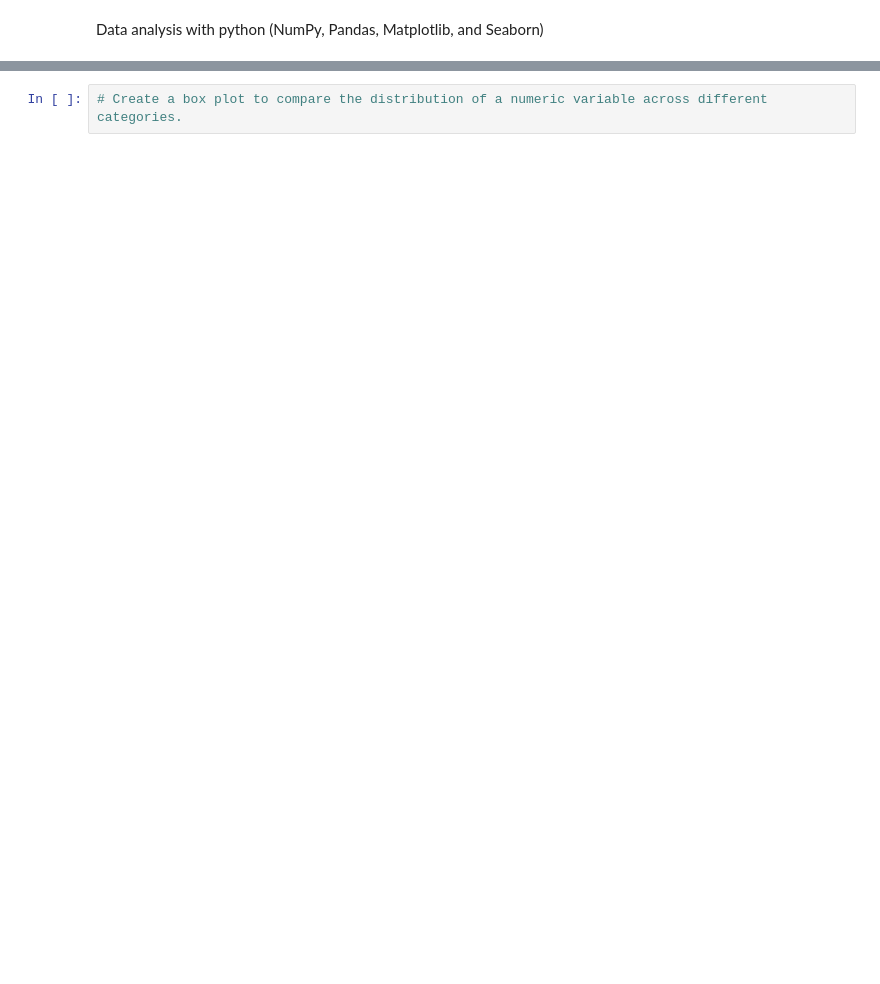
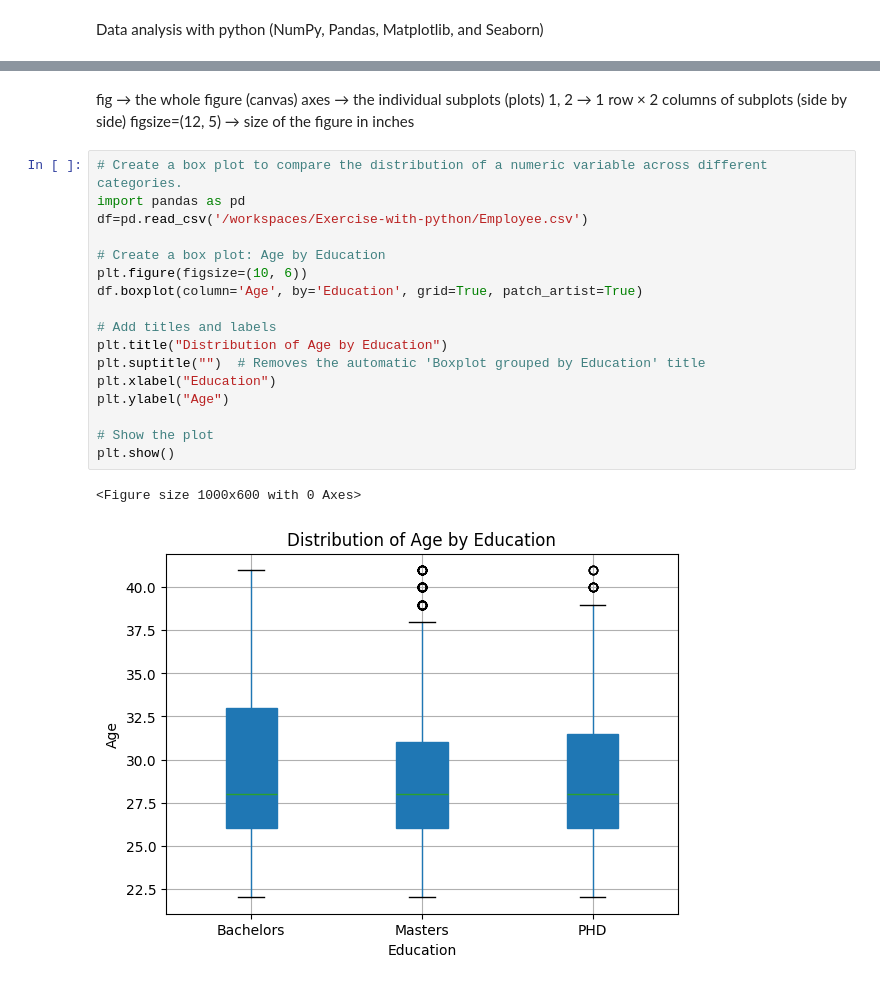
Before and after one commit to BinalPatel29/Exercise-with-python, a Jupyter notebook: Questions/medium.ipynb, the cells around one changed output, grey strips where cells are left out. Saved outputs shown, nothing was run; the diff lists cells and outputs as text; blank space fills up the shorter version.

```diff
--- a/Questions/medium.ipynb
+++ b/Questions/medium.ipynb
@@ -335,4 +403,27 @@ Data analysis with python (NumPy, Pandas, Matplotlib, and Seaborn)
+# %% [markdown]
+fig → the whole figure (canvas)
+axes → the individual subplots (plots)
+1, 2 → 1 row × 2 columns of subplots (side by side)
+figsize=(12, 5) → size of the figure in inches
 # %%
 # Create a box plot to compare the distribution of a numeric variable across different categories.
+import pandas as pd
+df=pd.read_csv('/workspaces/Exercise-with-python/Employee.csv')
+
+# Create a box plot: Age by Education
+plt.figure(figsize=(10, 6))
+df.boxplot(column='Age', by='Education', grid=True, patch_artist=True)
+
+# Add titles and labels
+plt.title("Distribution of Age by Education")
+plt.suptitle("")  # Removes the automatic 'Boxplot grouped by Education' title
+plt.xlabel("Education")
+plt.ylabel("Age")
+
+# Show the plot
+plt.show()
+# %% [output]
+<Figure size 1000x600 with 0 Axes>
+[figure, added]
 # %%
 # Identify missing values in a DataFrame and replace them with the column mean.
```
Also changed, not shown: parts of 6 cells of this notebook, 2 other files.
